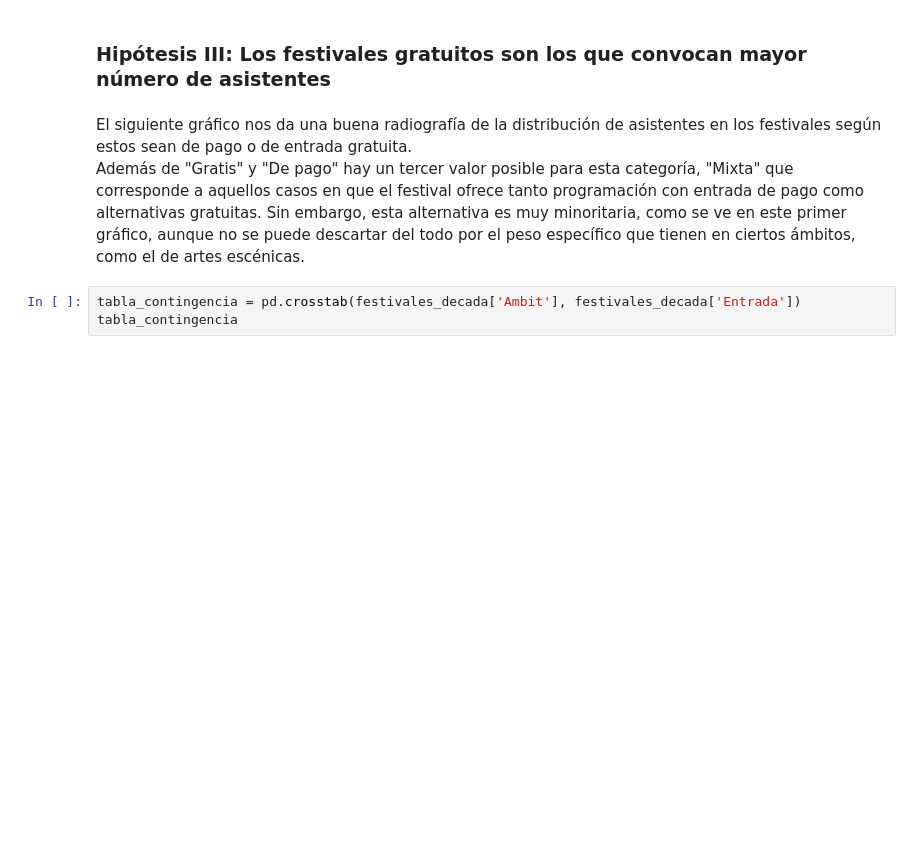
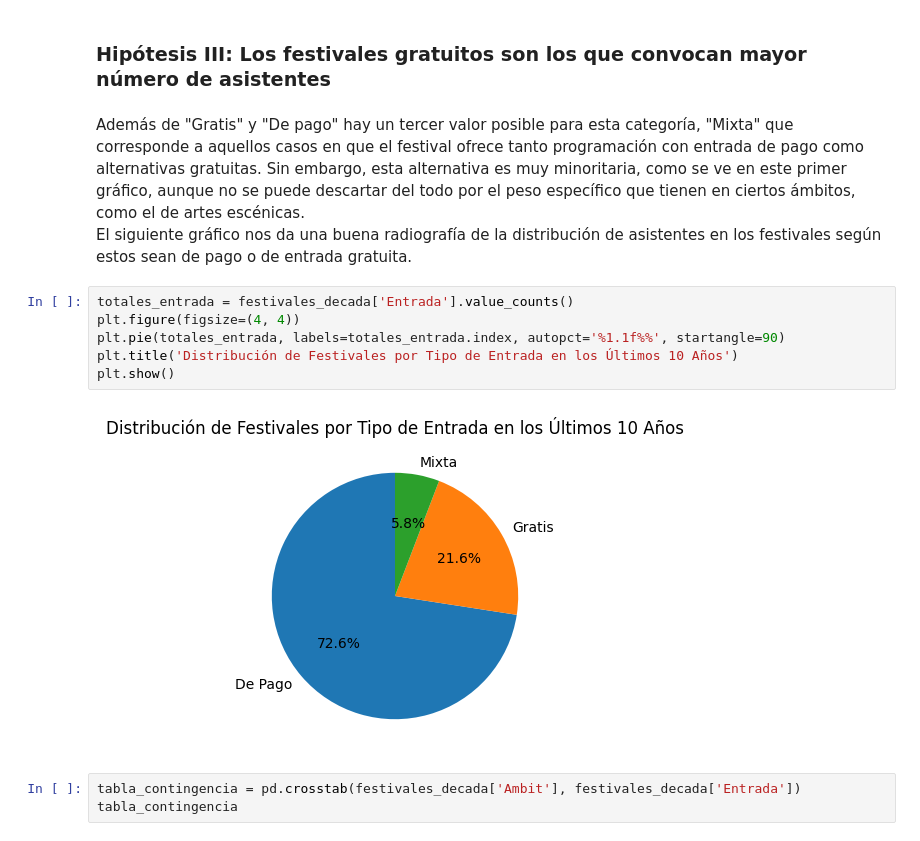
Before and after one commit to marosor/ONLINE_DS_THEBRIDGE_marosor, a Jupyter notebook: EDA/SRC/Memoria EDA.ipynb, the cells around one changed output. Saved outputs shown, nothing was run; the diff lists cells and outputs as text; blank space fills up the shorter version.

```diff
--- a/EDA/SRC/Memoria EDA.ipynb
+++ b/EDA/SRC/Memoria EDA.ipynb
@@ -386,8 +386,16 @@ Resulta al menos curioso ver que solo el otoño, que ya era la estación con may
 # %% [markdown]
 ### Hipótesis III: Los festivales gratuitos son los que convocan mayor número de asistentes
 # %% [markdown]
-El siguiente gráfico nos da una buena radiografía de la distribución de asistentes en los festivales según estos sean de pago o de entrada gratuita. <br>
-Además de "Gratis" y "De pago" hay un tercer valor posible para esta categoría, "Mixta" que corresponde a aquellos casos en que el festival ofrece tanto programación con entrada de pago como alternativas gratuitas. Sin embargo, esta alternativa es muy minoritaria, como se ve en este primer gráfico, aunque no se puede descartar del todo por el peso específico que tienen en ciertos ámbitos, como el de artes escénicas.
+Además de "Gratis" y "De pago" hay un tercer valor posible para esta categoría, "Mixta" que corresponde a aquellos casos en que el festival ofrece tanto programación con entrada de pago como alternativas gratuitas. Sin embargo, esta alternativa es muy minoritaria, como se ve en este primer gráfico, aunque no se puede descartar del todo por el peso específico que tienen en ciertos ámbitos, como el de artes escénicas.<br>
+El siguiente gráfico nos da una buena radiografía de la distribución de asistentes en los festivales según estos sean de pago o de entrada gratuita.
+# %%
+totales_entrada = festivales_decada['Entrada'].value_counts()
+plt.figure(figsize=(4, 4))
+plt.pie(totales_entrada, labels=totales_entrada.index, autopct='%1.1f%%', startangle=90)
+plt.title('Distribución de Festivales por Tipo de Entrada en los Últimos 10 Años')
+plt.show()
+# %% [output]
+[figure, added]
 # %%
 tabla_contingencia = pd.crosstab(festivales_decada['Ambit'], festivales_decada['Entrada'])
 tabla_contingencia
```
Also changed, not shown: parts of 7 cells of this notebook, 1 other file.
